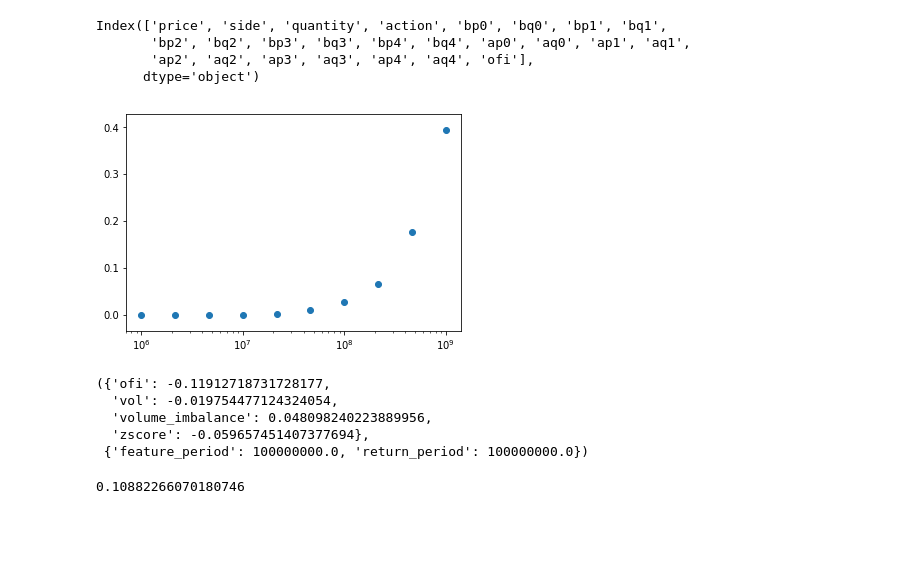
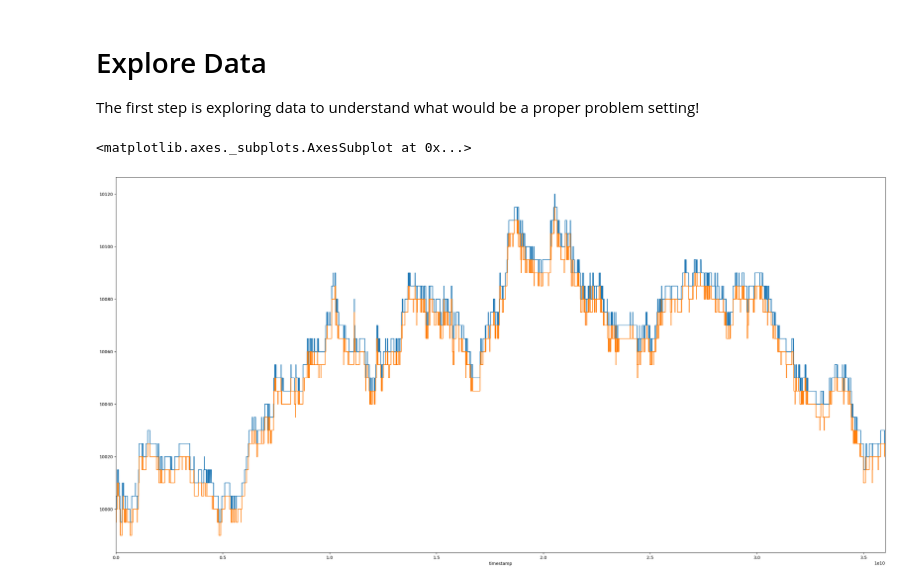
Before and after one commit to jjakimoto/Development, a Jupyter notebook: project/Order Flow Analysis.ipynb, the cells around one changed output. Drawn from its saved outputs; the diff is of its cells as text; code cells hidden in the pictures; blank space fills up the shorter version.

```diff
--- a/project/Order Flow Analysis.ipynb
+++ b/project/Order Flow Analysis.ipynb
@@ -1,12 +1,11 @@
+# %% [markdown]
+# Explore Data
+
+The first step is exploring data to understand what would be a proper problem setting!
 # %%
 import pandas as pd
-import numpy as np
 
-df = pd.read_csv(f'outputs/output_res_20190610.csv', index_col='timestamp')
+dfs = []
+for i in range(5):
+    df = pd.read_csv(f'outputs/output_res_2019061{i}.csv', index_col='timestamp')
+    dfs.append(df)
-# %%
-df.columns
-# %% [output]
-Index(['price', 'side', 'quantity', 'action', 'bp0', 'bq0', 'bp1', 'bq1',
-       'bp2', 'bq2', 'bp3', 'bq3', 'bp4', 'bq4', 'ap0', 'aq0', 'ap1', 'aq1',
-       'ap2', 'aq2', 'ap3', 'aq3', 'ap4', 'aq4', 'ofi'],
-      dtype='object')
@@ -182,8 +12,9 @@ for period in periods:
 # %%
 import matplotlib.pyplot as plt
 %matplotlib inline
 
-plt.scatter(periods, ratios)
-plt.xscale('log')
+dfs[0]['ap0'].plot()
+dfs[0]['bp0'].plot()
 # %% [output]
+<matplotlib.axes._subplots.AxesSubplot at 0x...>
-[figure, old version]
+[figure, new version]
@@ -193,8 +20,0 @@ corrs = calc_features_return_corr(df, period, period)
-# %%
-corrs
-# %% [output]
-({'ofi': -0.11912718731728177,
-  'vol': -0.019754477124324054,
-  'volume_imbalance': 0.048098240223889956,
-  'zscore': -0.059657451407377694},
- {'feature_period': 100000000.0, 'return_period': 100000000.0})
@@ -203,4 +20,0 @@ returns = calc_return(df, period)
-# %%
-returns.loc[np.abs(returns) >= 10].shape[0] / returns.shape[0]
-# %% [output]
-0.10882266070180746
```
Also changed, not shown: parts of 83 cells of this notebook, 2 other files.
